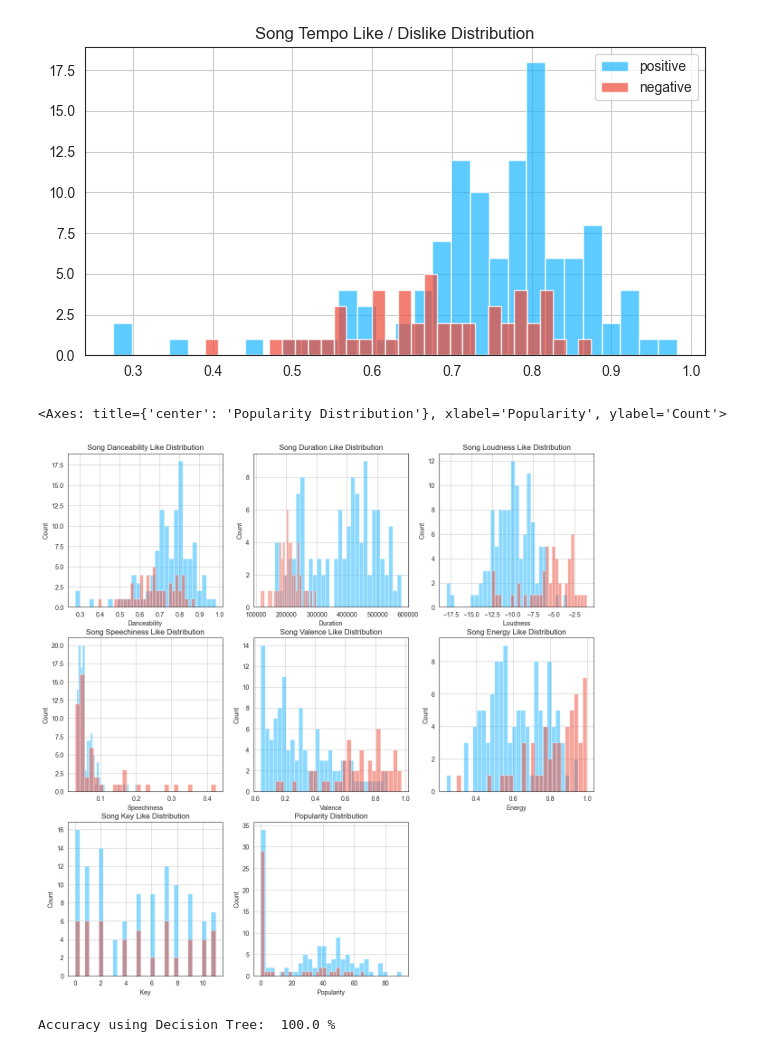
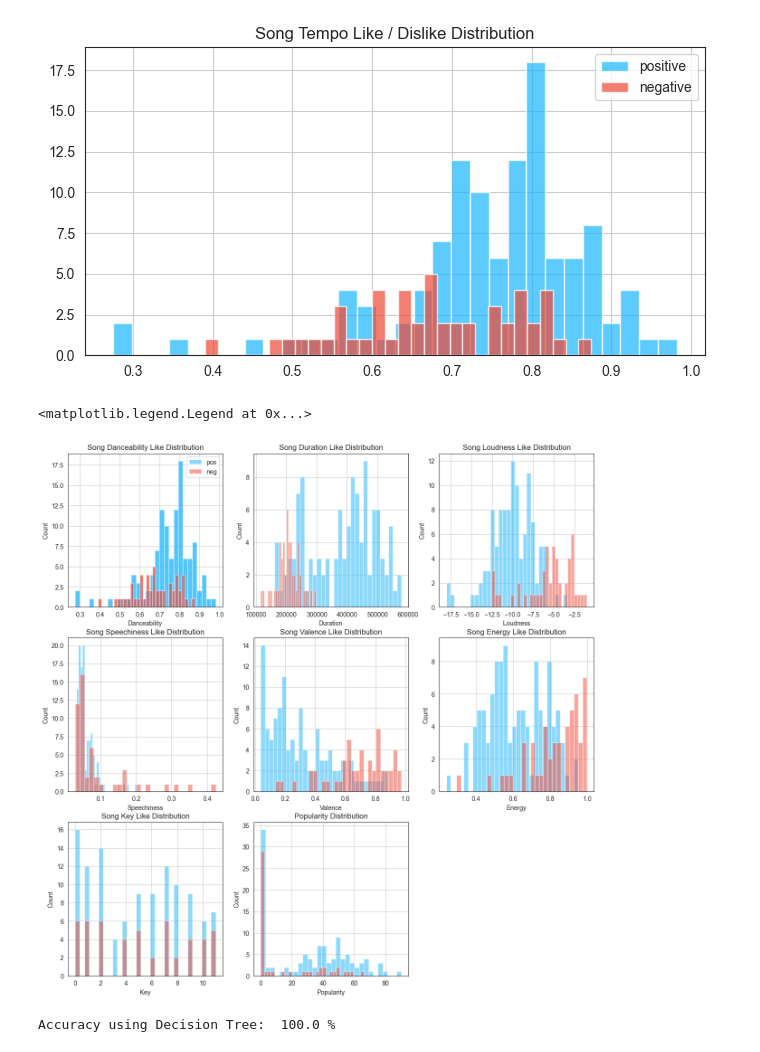
Before and after one commit to bananajoe-4/spotify-discover-weekly-ml, a Jupyter notebook: notebook.ipynb, the cells around one changed output. Cells and saved outputs as stored; diff of their text form; code cells hidden in the pictures.

```diff
--- a/notebook.ipynb
+++ b/notebook.ipynb
@@ -62,9 +54,10 @@ sp = spotipy.Spotify(auth_manager=SpotifyOAuth(client_id,
     - An example spotify link: https://open.spotify.com/user/1287242681/playlist/5OdH7PmotfAO7qDGxKdw3J
     - The user is the number after user/ and the playlist id is after the playlist/.
 # %%
-good_playlist = sp.user_playlist("1287242681", "4xsezTLL6nTw71prwB0IWE")
+good_playlist = sp.user_playlist("1287242681", "0zgnMFEGrQdROGaTmCDcdI")
 bad_playlist = sp.user_playlist("1287242681", "37i9dQZF1EIeBK96mJllYR")
 
+# https://open.spotify.com/playlist/0zgnMFEGrQdROGaTmCDcdI?si=3c6d800197624757
 # https://open.spotify.com/playlist/4xsezTLL6nTw71prwB0IWE?si=1644f32f1e57424b
 # https://open.spotify.com/playlist/37i9dQZF1EIeBK96mJllYR?si=6fc5535b01db45c4
 # %%
@@ -136,3 +113,7 @@ print(sp.audio_features(good_ids[0]))
+# %%
+# remove unavailible tracks (features = NoneType)
+filtered_ids = [id for id in good_ids if id is not None]
+good_ids = filtered_ids
 # %%
 for i in range(0,len(good_ids),50):
     audio_features = sp.audio_features(good_ids[i:i+50])
@@ -181,7 +175,8 @@ for i in range(0,len(good_ids),50):
         track = good_songs[j]
         j= j+1
         features[-1]['trackPopularity'] = track['track']['popularity']
-        features[-1]['artistPopularity'] = sp.artist(track['track']['artists'][0]['id'])['popularity']
+        if track['track']['artists'][0]['id'] is not None:
+            features[-1]['artistPopularity'] = sp.artist(track['track']['artists'][0]['id'])['popularity']
         features[-1]['target'] = 1
 j = 0
 for i in range(0,len(bad_ids),50):
@@ -192,6 +187,7 @@ for i in range(0,len(bad_ids),50):
         track = good_songs[j]
         j= j+1
         features[-1]['trackPopularity'] = track['track']['popularity']
-        features[-1]['artistPopularity'] = sp.artist(track['track']['artists'][0]['id'])['popularity']
+        if track['track']['artists'][0]['id'] is not None:
+            features[-1]['artistPopularity'] = sp.artist(track['track']['artists'][0]['id'])['popularity']
         features[-1]['target'] = 0
 # %% [output]
@@ -373,35 +369,39 @@ ax11 = fig2.add_subplot(335)
 ax11.set_xlabel('Valence')
 ax11.set_ylabel('Count')
 ax11.set_title('Song Valence Like Distribution')
 pos_valence.hist(alpha= 0.5, bins=30, ax=ax11)
 neg_valence.hist(alpha= 0.5, bins=30, ax=ax11)
 
 #Energy
 ax13 = fig2.add_subplot(336)
 ax13.set_xlabel('Energy')
 ax13.set_ylabel('Count')
 ax13.set_title('Song Energy Like Distribution')
 pos_energy.hist(alpha= 0.5, bins=30, ax=ax13)
 neg_energy.hist(alpha= 0.5, bins=30, ax=ax13)
 
 #Key
 ax15 = fig2.add_subplot(337)
 ax15.set_xlabel('Key')
 ax15.set_ylabel('Count')
 ax15.set_title('Song Key Like Distribution')
 pos_key.hist(alpha= 0.5, bins=30, ax=ax15)
 neg_key.hist(alpha= 0.5, bins=30, ax=ax15)
 
 #Popularity
 ax17 = fig2.add_subplot(338)
 ax17.set_xlabel('Popularity')
 ax17.set_ylabel('Count')
 ax17.set_title('Popularity Distribution')
 pos_popularity.hist(alpha= 0.5, bins=30, ax=ax17)
 neg_popularity.hist(alpha= 0.5, bins=30, ax=ax17)
+
+pos_dance.hist(alpha= 0.5, bins=30, ax=ax3, label='pos')
+neg_dance.hist(alpha= 0.5, bins=30, ax=ax3, label='neg')
+ax3.legend()
 # %% [output]
-<Axes: title={'center': 'Popularity Distribution'}, xlabel='Popularity', ylabel='Count'>
+<matplotlib.legend.Legend at 0x...>
-[figure, old version]
+[figure, new version]
 # %%
 #Define the set of features that we want to look at
 features = ["danceability", "loudness", "valence", "energy", "instrumentalness", "acousticness", "key", "speechiness","duration_ms"]
```
Also changed, not shown: parts of 7 cells of this notebook.
